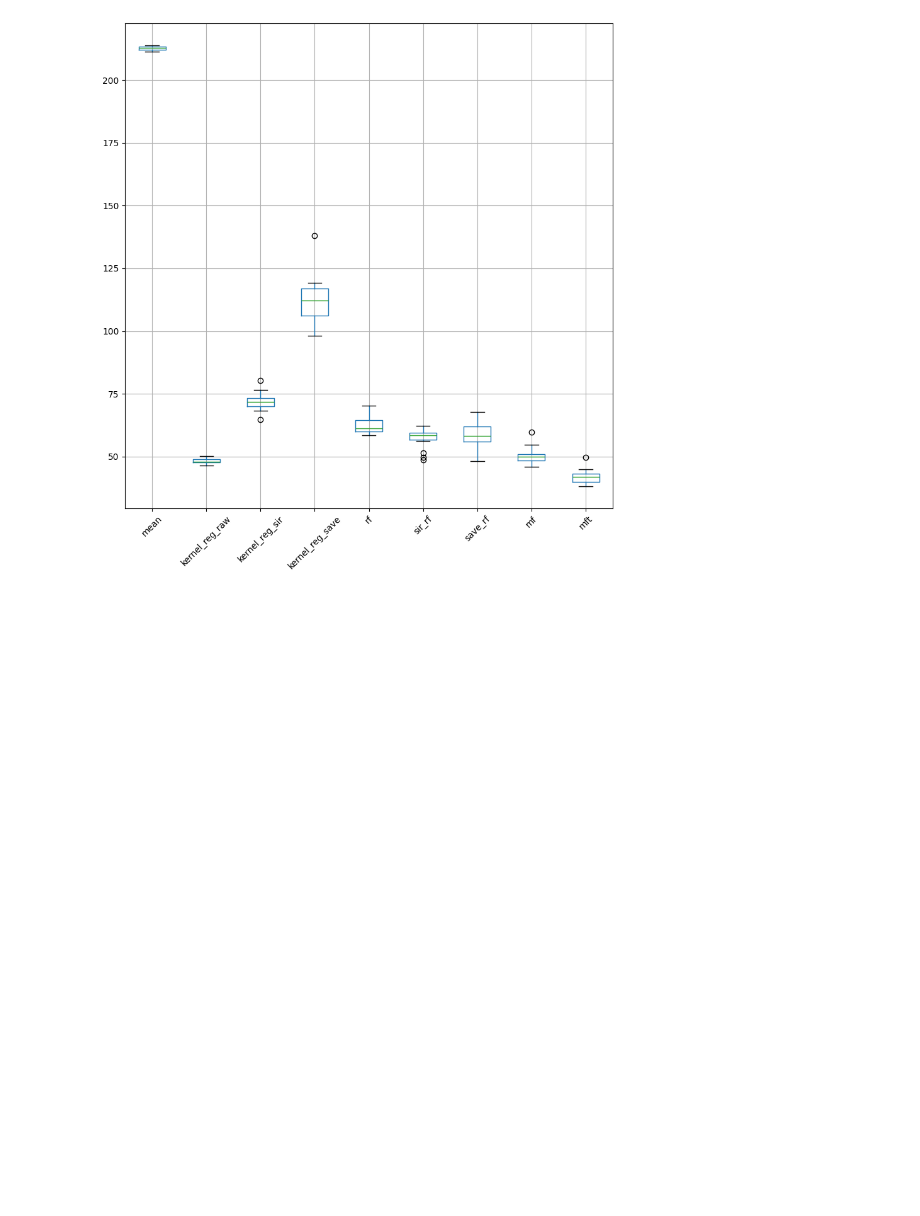
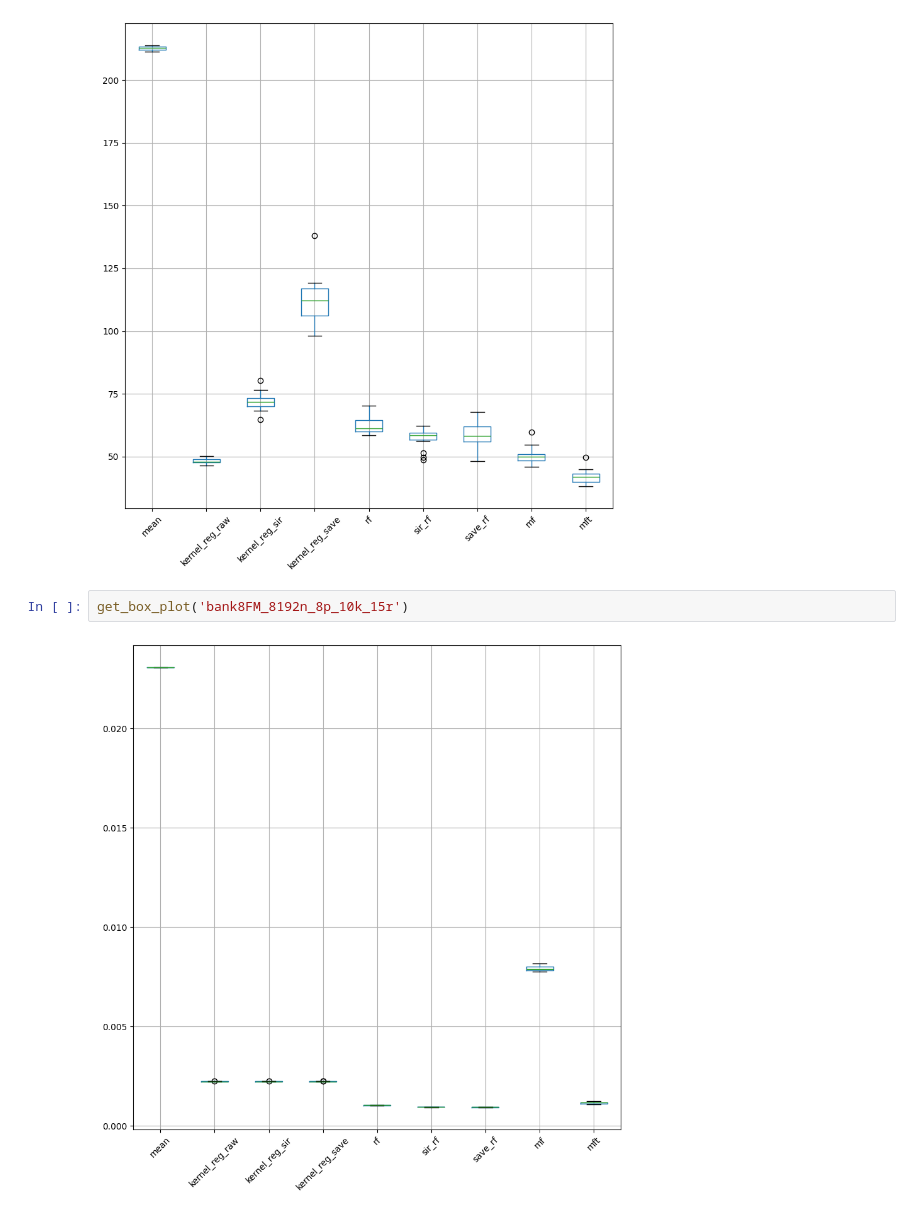
Before and after one commit to Xieyangxinyu/vie, a Jupyter notebook: vis.ipynb, the cells around one changed output. Cells and saved outputs as stored; diff of their text form; blank space fills up the shorter version.

```diff
--- a/vis.ipynb
+++ b/vis.ipynb
@@ -36,3 +36,7 @@ get_box_plot('diabetes_442n_10p_10k_15r')
 get_box_plot('mu284_284n_9p_10k_15r')
 # %% [output]
 [figure]
+# %%
+get_box_plot('bank8FM_8192n_8p_10k_15r')
+# %% [output]
+[figure, added]
```
Also changed, not shown: parts of 1 cell of this notebook, 18 other files.
